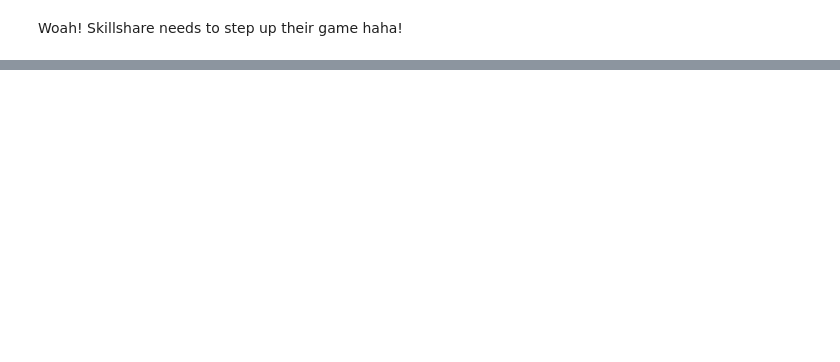
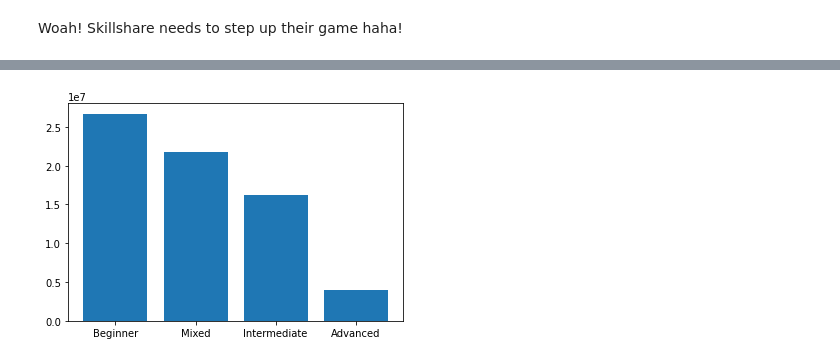
Before and after one commit to mcmanus-git/Online-Data-Science-Courses, a Jupyter notebook: EDA/Initial EDA.ipynb, the cells around one changed output, grey strips where cells are left out. Cells and saved outputs as stored; diff of their text form; code cells hidden in the pictures; blank space fills up the shorter version.

```diff
--- a/EDA/Initial EDA.ipynb
+++ b/EDA/Initial EDA.ipynb
@@ -62,0 +118,4 @@ Name: rating, dtype: float64
+# %%
+plt.bar(pie_data.index, pie_data['students_count']);
+# %% [output]
+[figure, added]
```
Also changed, not shown: parts of 7 cells of this notebook, 1 other file.
